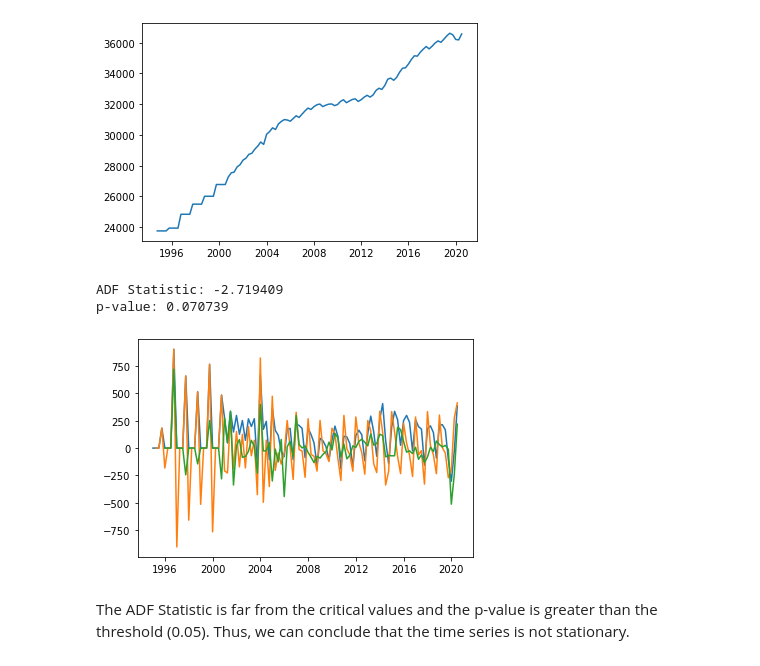
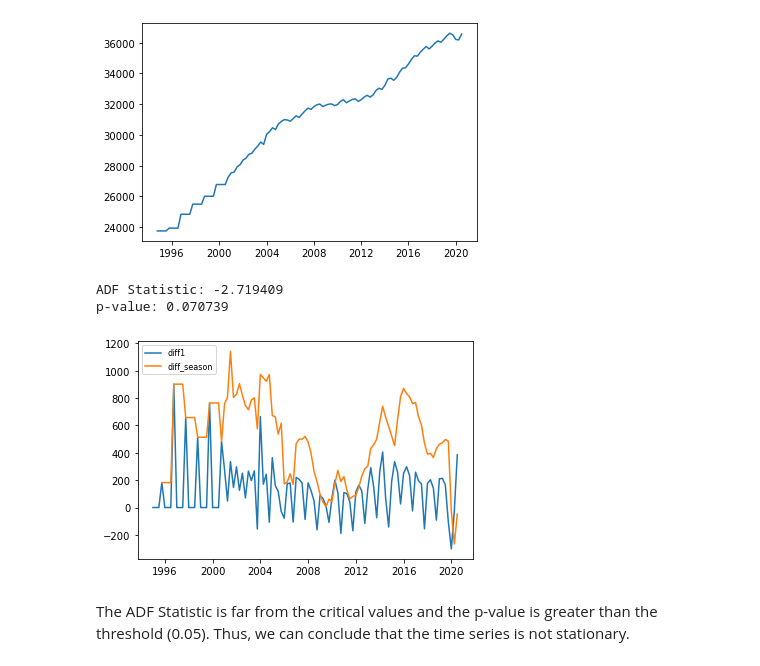
Before and after one commit to julemon/Practitioners-Challenge, a Jupyter notebook: Final_Code_Q2_Q3_2_Scenarios.ipynb, the cells around one changed output. Saved outputs shown, nothing was run; the diff lists cells and outputs as text; code cells hidden in the pictures.

```diff
--- a/Final_Code_Q2_Q3_2_Scenarios.ipynb
+++ b/Final_Code_Q2_Q3_2_Scenarios.ipynb
@@ -268,25 +263,21 @@ plt.plot(cars)
 # %%
 # check the stationarity
 from statsmodels.tsa.stattools import adfuller,arma_order_select_ic
 from numpy import log
+
+car_diff = cars.diff().dropna()
 car_diff_4 = cars.diff(4).dropna()
-car_diff = cars.diff()[1:]
-
-car_diff_1 = car_diff.diff().dropna()
-car_diff_4 = car_diff.diff(4).dropna()
-plt.plot(car_diff)
-plt.plot(car_diff_1)
-plt.plot(car_diff_4)
-# print(car_diff)
-# print(cars)
+plt.plot(car_diff,label='diff1')
+plt.plot(car_diff_4,label='diff_season')
+plt.legend(loc='upper left', fontsize=8)
 
 result = adfuller(car_diff)
 print('ADF Statistic: %f' % result[0])
 print('p-value: %f' % result[1])
 # %% [output]
 ADF Statistic: -2.719409
 p-value: 0.070739
-[figure, old version]
+[figure, new version]
 # %% [markdown]
 The ADF Statistic is far from the critical values and the p-value is greater than the threshold (0.05).
 Thus, we can conclude that the time series is not stationary.
```
Also changed, not shown: parts of 27 cells of this notebook.
